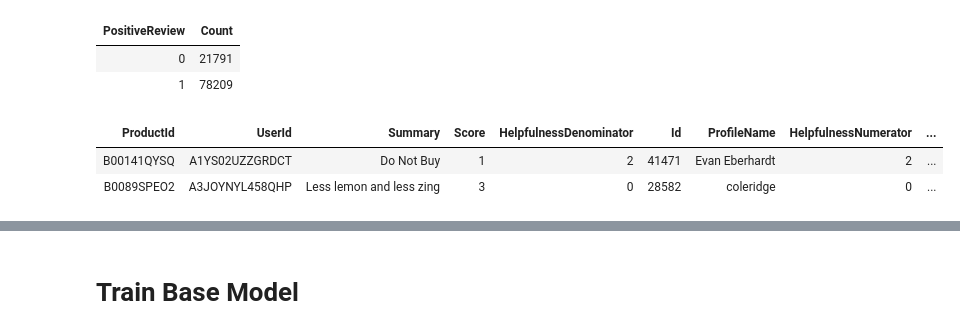
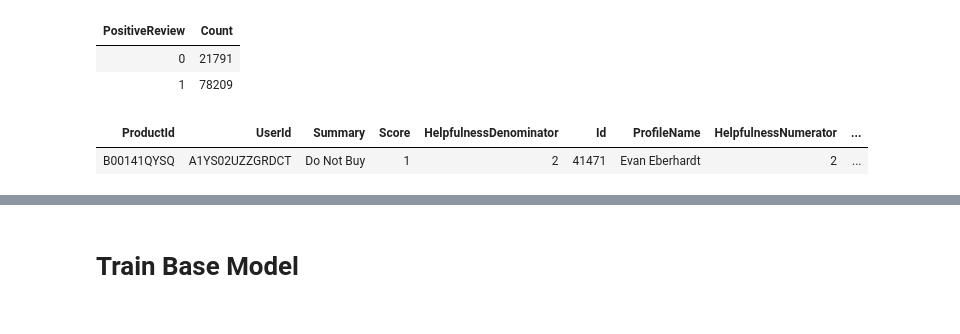
Before and after one commit to binliu0630/Deep_Learning, a Jupyter notebook: H2o_Amazon.ipynb, the cells around one changed output, grey strips where cells are left out. Cells and saved outputs as stored; diff of their text form; code cells hidden in the pictures.

```diff
--- a/H2o_Amazon.ipynb
+++ b/H2o_Amazon.ipynb
@@ -93,6 +97,5 @@ reviews['PositiveReview'].table()
 # %%
-reviews.head(2)
+reviews.head(1)
 # %% [output]
 | ProductId | UserId | Summary | Score | HelpfulnessDenominator | Id | ProfileName | HelpfulnessNumerator | ... |
 | B00141QYSQ | A1YS02UZZGRDCT | Do Not Buy | 1 | 2 | 41471 | Evan Eberhardt | 2 | ... |
-| B0089SPEO2 | A3JOYNYL458QHP | Less lemon and less zing | 3 | 0 | 28582 | coleridge | 0 | ... |
```
Also changed, not shown: parts of 27 cells of this notebook.
